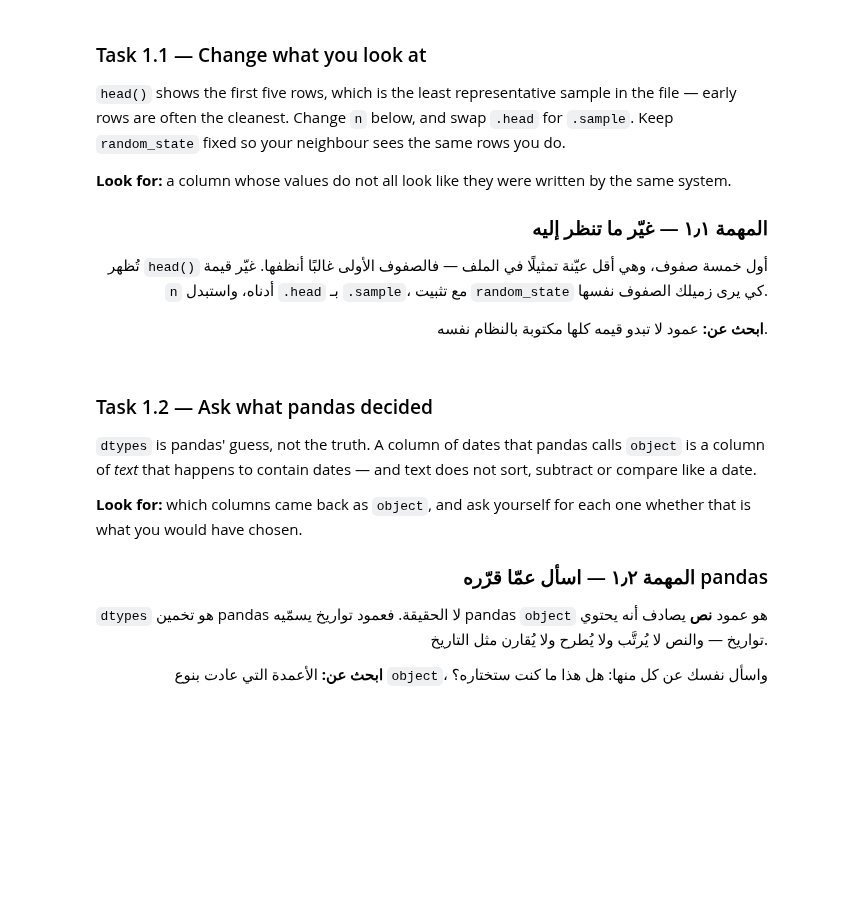
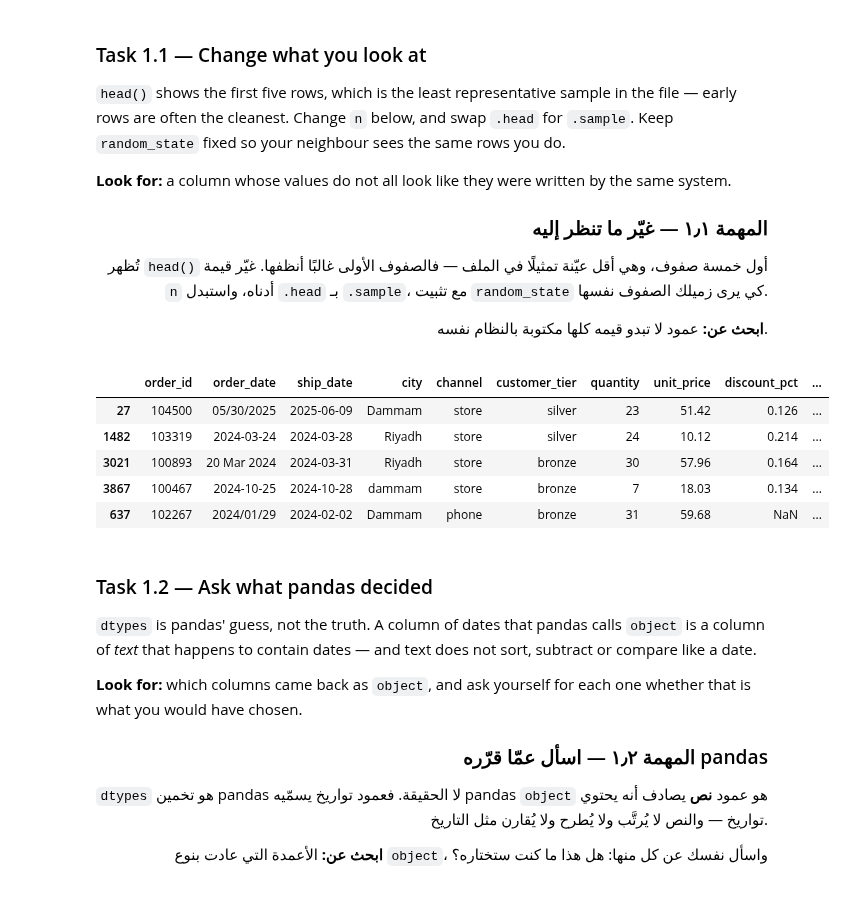
Before and after one commit to albandricx/AIEP_Olo_student, a Jupyter notebook: week_2_data_engineering/labs_v2/D1_understand_the_data/D1_understand_the_data_blank.ipynb, the cells around one changed output. Drawn from its saved outputs; the diff is of its cells as text; code cells hidden in the pictures; blank space fills up the shorter version.

```diff
--- a/week_2_data_engineering/labs_v2/D1_understand_the_data/D1_understand_the_data_blank.ipynb
+++ b/week_2_data_engineering/labs_v2/D1_understand_the_data/D1_understand_the_data_blank.ipynb
@@ -194,8 +225,16 @@ fixed so your neighbour sees the same rows you do.
 # %%
 # Change n, then switch .head(n) to .sample(n, random_state=0) and re-run.
 n = 5
 
-raw.head(n)
+
+raw.sample(5 ,random_state=5)
+# %% [output]
+|  | order_id | order_date | ship_date | city | channel | customer_tier | quantity | unit_price | discount_pct | ... |
+| 27 | 104500 | 05/30/2025 | 2025-06-09 | Dammam | store | silver | 23 | 51.42 | 0.126 | ... |
+| 1482 | 103319 | 2024-03-24 | 2024-03-28 | Riyadh | store | silver | 24 | 10.12 | 0.214 | ... |
+| 3021 | 100893 | 20 Mar 2024 | 2024-03-31 | Riyadh | store | bronze | 30 | 57.96 | 0.164 | ... |
+| 3867 | 100467 | 2024-10-25 | 2024-10-28 | dammam | store | bronze | 7 | 18.03 | 0.134 | ... |
+| 637 | 102267 | 2024/01/29 | 2024-02-02 | Dammam | phone | bronze | 31 | 59.68 | NaN | ... |
 # %% [markdown]
 ### Task 1.2 — Ask what pandas decided
 
```
Also changed, not shown: parts of 12 cells of this notebook.
